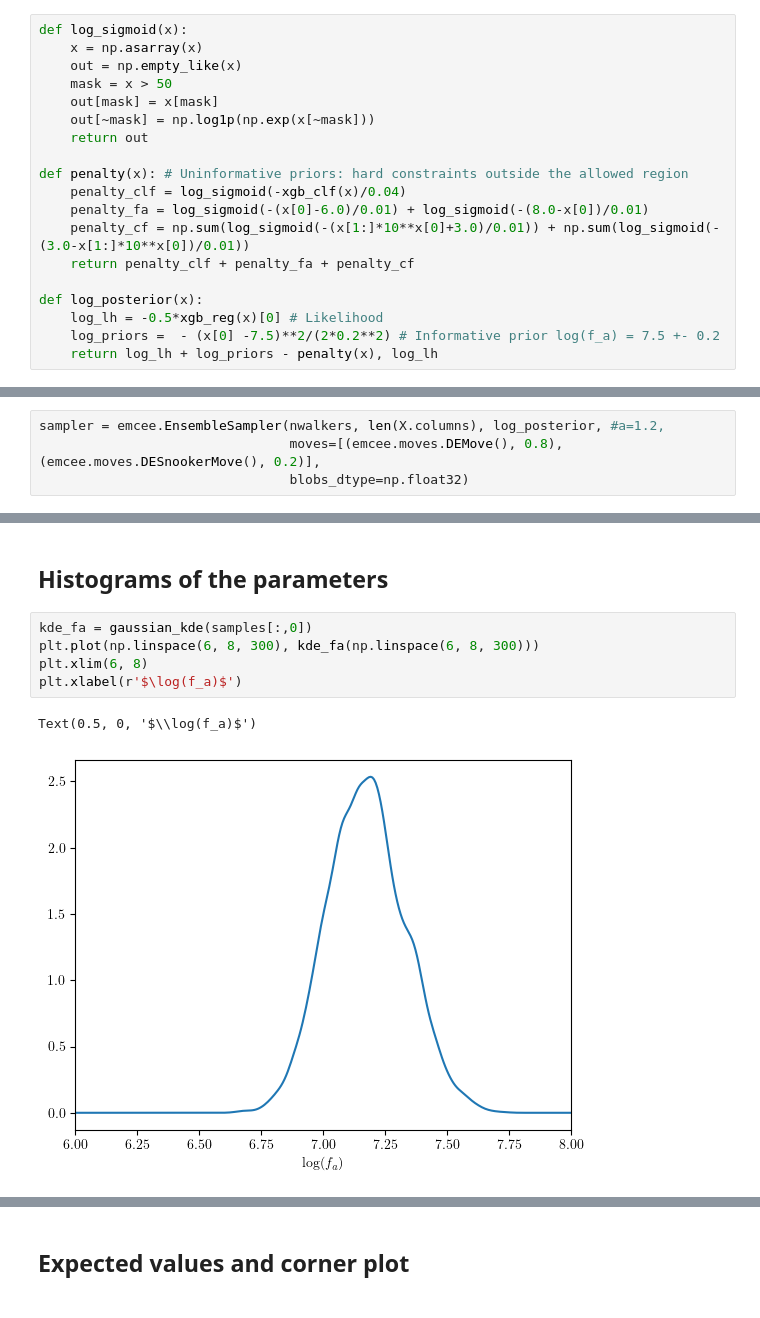
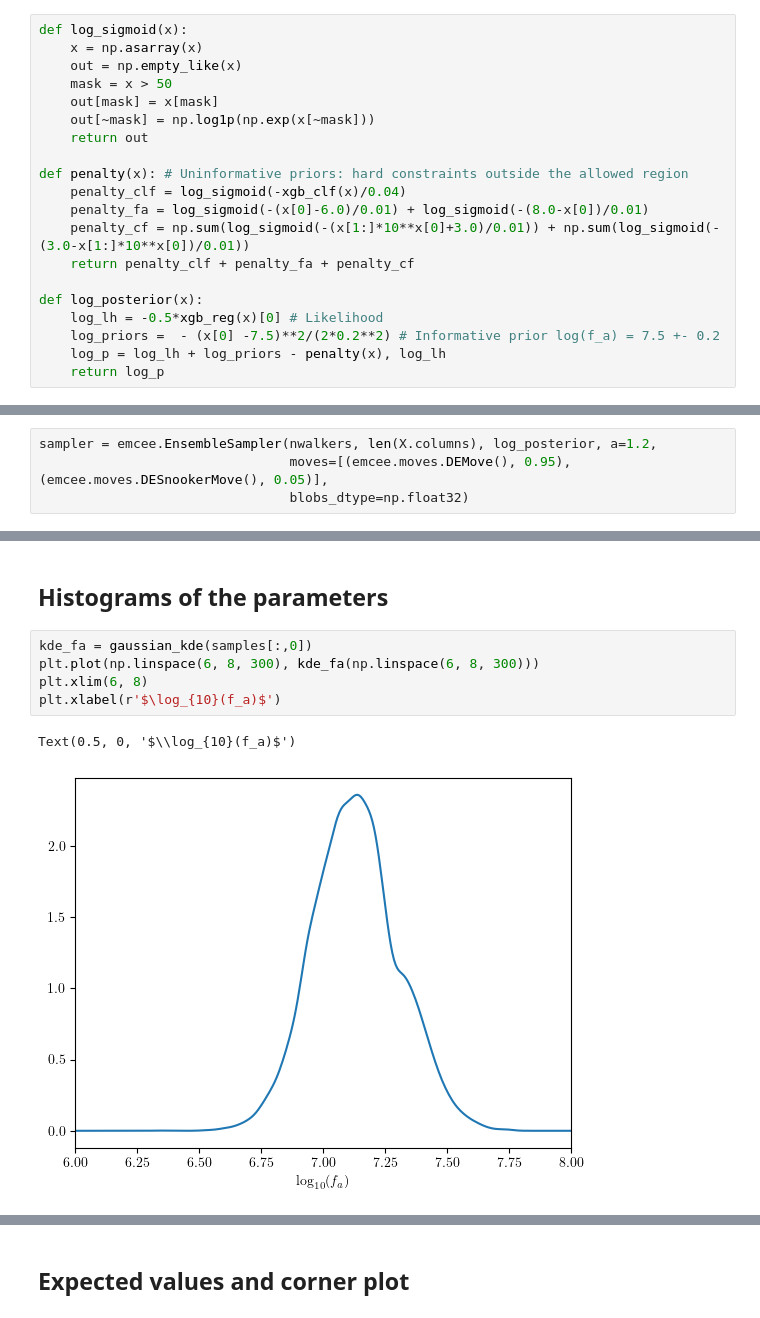
Before and after one commit to Jorge-Alda/comcha_tutorial, a Jupyter notebook: 04_sampling.ipynb, the cells around one changed output, grey strips where cells are left out. Saved outputs shown, nothing was run; the diff lists cells and outputs as text.

```diff
--- a/04_sampling.ipynb
+++ b/04_sampling.ipynb
@@ -37,7 +37,8 @@ def penalty(x): # Uninformative priors: hard constraints outside the allowed reg
 def log_posterior(x):
     log_lh = -0.5*xgb_reg(x)[0] # Likelihood
     log_priors =  - (x[0] -7.5)**2/(2*0.2**2) # Informative prior log(f_a) = 7.5 +- 0.2
-    return log_lh + log_priors - penalty(x), log_lh
+    log_p = log_lh + log_priors - penalty(x), log_lh
+    return log_p
 # %%
 nwalkers = 50
 
@@ -50,8 +51,8 @@ X = df[['log_fa', 'cqL33/fa', 'cuR/fa', 'cdR/fa', 'clL33/fa', 'ceR/fa']]
 # %% [markdown]
 ## Finding the autocorrelation time
 # %%
-sampler = emcee.EnsembleSampler(nwalkers, len(X.columns), log_posterior, #a=1.2,
-                                moves=[(emcee.moves.DEMove(), 0.8), (emcee.moves.DESnookerMove(), 0.2)],
+sampler = emcee.EnsembleSampler(nwalkers, len(X.columns), log_posterior, a=1.2,
+                                moves=[(emcee.moves.DEMove(), 0.95), (emcee.moves.DESnookerMove(), 0.05)],
                                 blobs_dtype=np.float32)
 # %%
 max_n = 50000
@@ -110,11 +111,11 @@ _ = plt.hist(-2*log_lh+2*np.max(log_lh), bins=50, density=True)
 # %%
 kde_fa = gaussian_kde(samples[:,0])
 plt.plot(np.linspace(6, 8, 300), kde_fa(np.linspace(6, 8, 300)))
 plt.xlim(6, 8)
-plt.xlabel(r'$\log(f_a)$')
+plt.xlabel(r'$\log_{10}(f_a)$')
 # %% [output]
-Text(0.5, 0, '$\\log(f_a)$')
+Text(0.5, 0, '$\\log_{10}(f_a)$')
-[figure, old version]
+[figure, new version]
 # %%
 kde_cqL33 = gaussian_kde(samples[:,1])
 plt.plot(np.linspace(-3e-7, 3e-7, 300), kde_cqL33(np.linspace(-3e-7, 3e-7, 300)))
```
Also changed, not shown: parts of 12 cells of this notebook, 4 other files.
